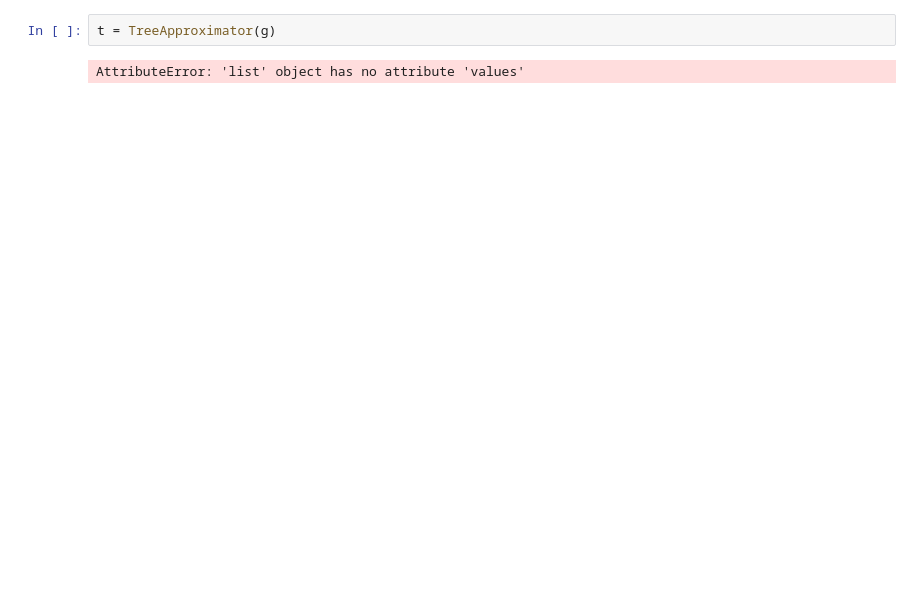
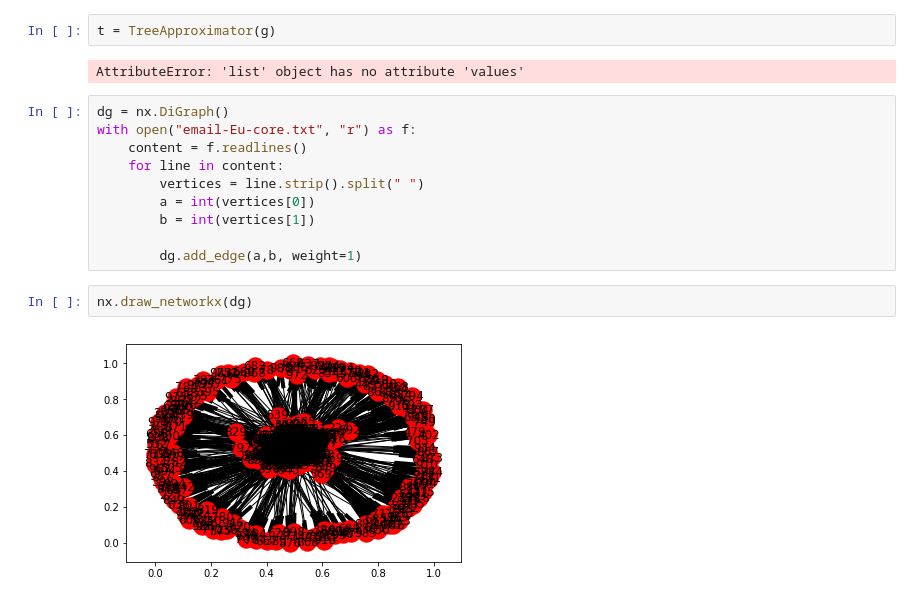
Before and after one commit to sammyjmoseley/CS6820Project, a Jupyter notebook: test.ipynb, the cells around one changed output. Saved outputs shown, nothing was run; the diff lists cells and outputs as text; blank space fills up the shorter version.

Commit message:
email dataset

```diff
--- a/test.ipynb
+++ b/test.ipynb
@@ -14,3 +14,17 @@ nx.draw_networkx(g)
 t = TreeApproximator(g)
 # %% [output]
 AttributeError: 'list' object has no attribute 'values'
+# %%
+dg = nx.DiGraph()
+with open("email-Eu-core.txt", "r") as f:
+    content = f.readlines()
+    for line in content:
+        vertices = line.strip().split(" ")
+        a = int(vertices[0])
+        b = int(vertices[1])
+
+        dg.add_edge(a,b, weight=1)
+# %%
+nx.draw_networkx(dg)
+# %% [output]
+[figure, added]
```
Also changed, not shown: parts of 1 cell of this notebook, 2 other files.
